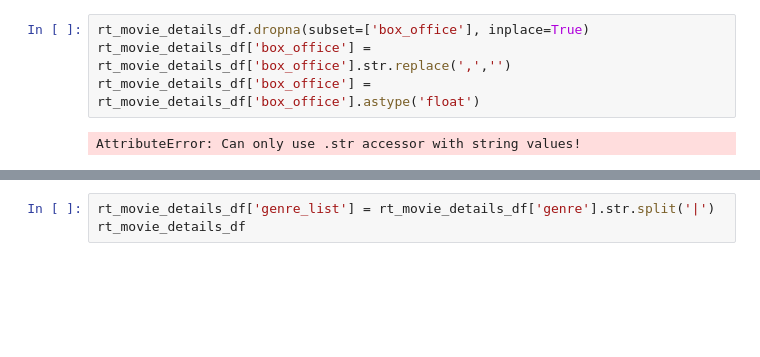
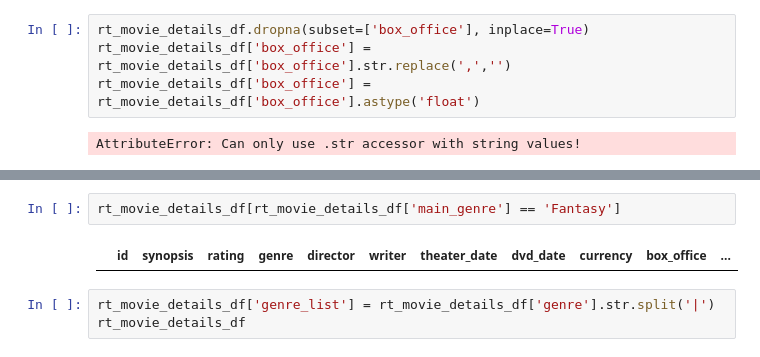
Before and after one commit to learn-co-curriculum/dsc-phase-1-project, a Jupyter notebook: RT Directors and Writers.ipynb, the cells around one changed output, grey strips where cells are left out. Drawn from its saved outputs; the diff is of its cells as text; blank space fills up the shorter version.

```diff
--- a/RT Directors and Writers.ipynb
+++ b/RT Directors and Writers.ipynb
@@ -22,3 +13,7 @@ rt_movie_details_df.head()
+# %%
+rt_movie_details_df[rt_movie_details_df['main_genre'] == 'Fantasy']
+# %% [output]
+|  | id | synopsis | rating | genre | director | writer | theater_date | dvd_date | currency | box_office | ... |
 # %%
 rt_movie_details_df['genre_list'] = rt_movie_details_df['genre'].str.split('|')
 rt_movie_details_df
```
Also changed, not shown: parts of 10 cells of this notebook, 1 other file.
